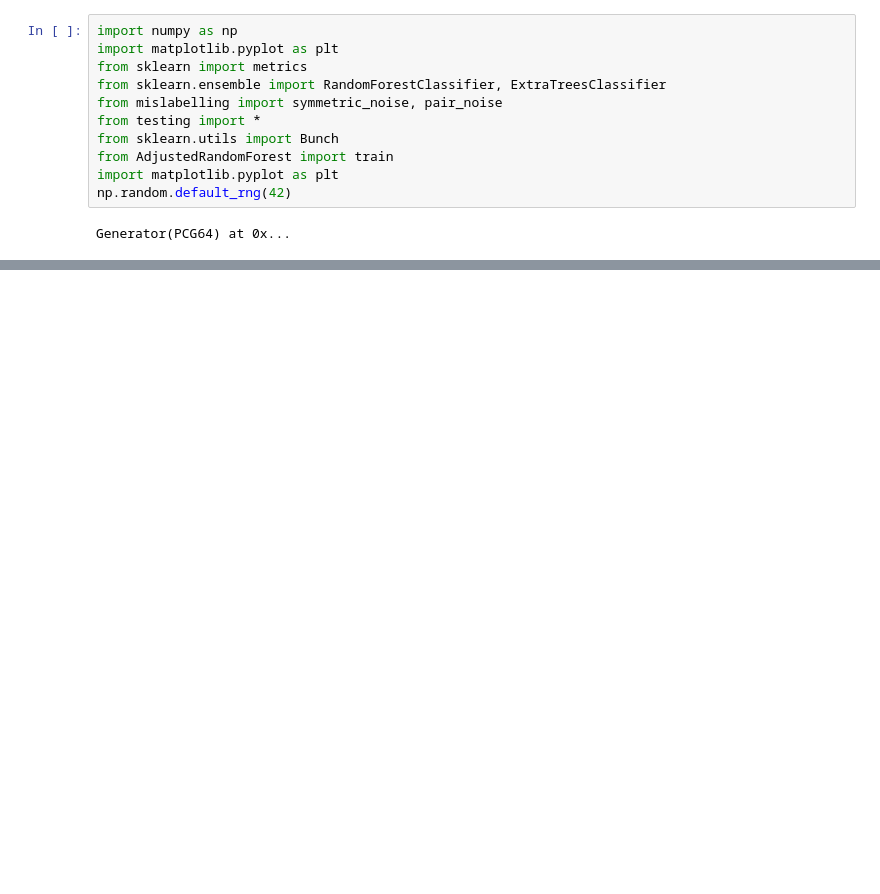
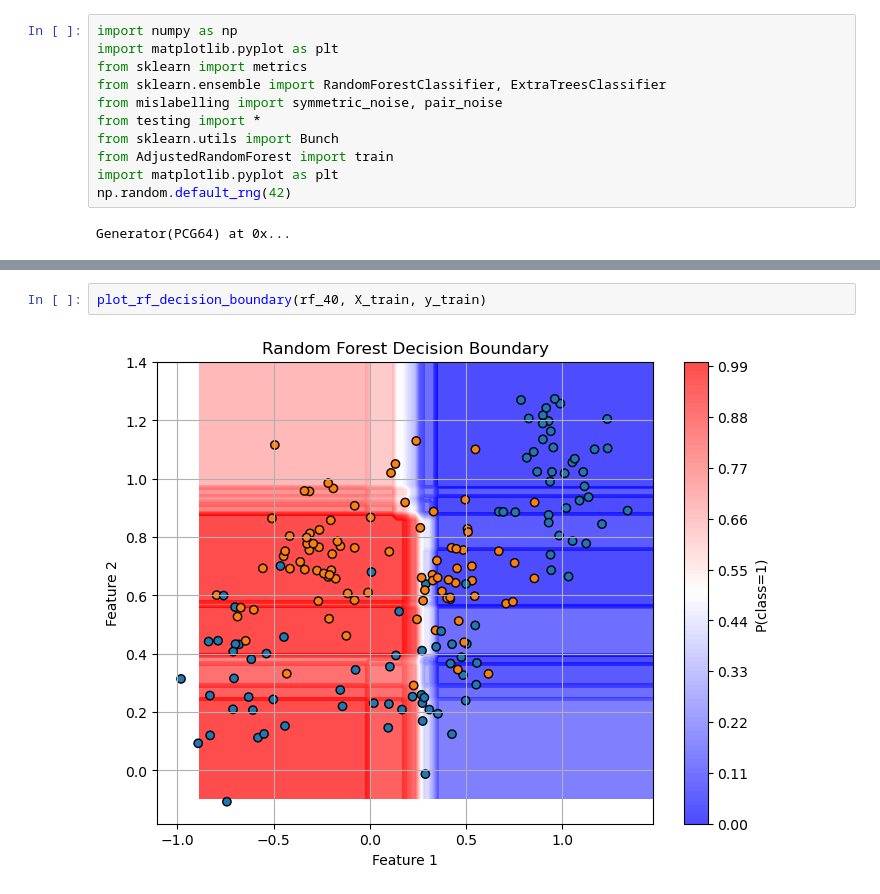
Before and after one commit to JElder03/ECM3401-Coursework, a Jupyter notebook: Experiments GMM5.ipynb, the cells around one changed output, grey strips where cells are left out. Cells and saved outputs as stored; diff of their text form; blank space fills up the shorter version.

```diff
--- a/Experiments GMM5.ipynb
+++ b/Experiments GMM5.ipynb
@@ -351,0 +430,4 @@ plt.show()
+# %%
+plot_rf_decision_boundary(rf_40, X_train, y_train)
+# %% [output]
+[figure, added]
```
Also changed, not shown: parts of 8 cells of this notebook, 7 other files.
